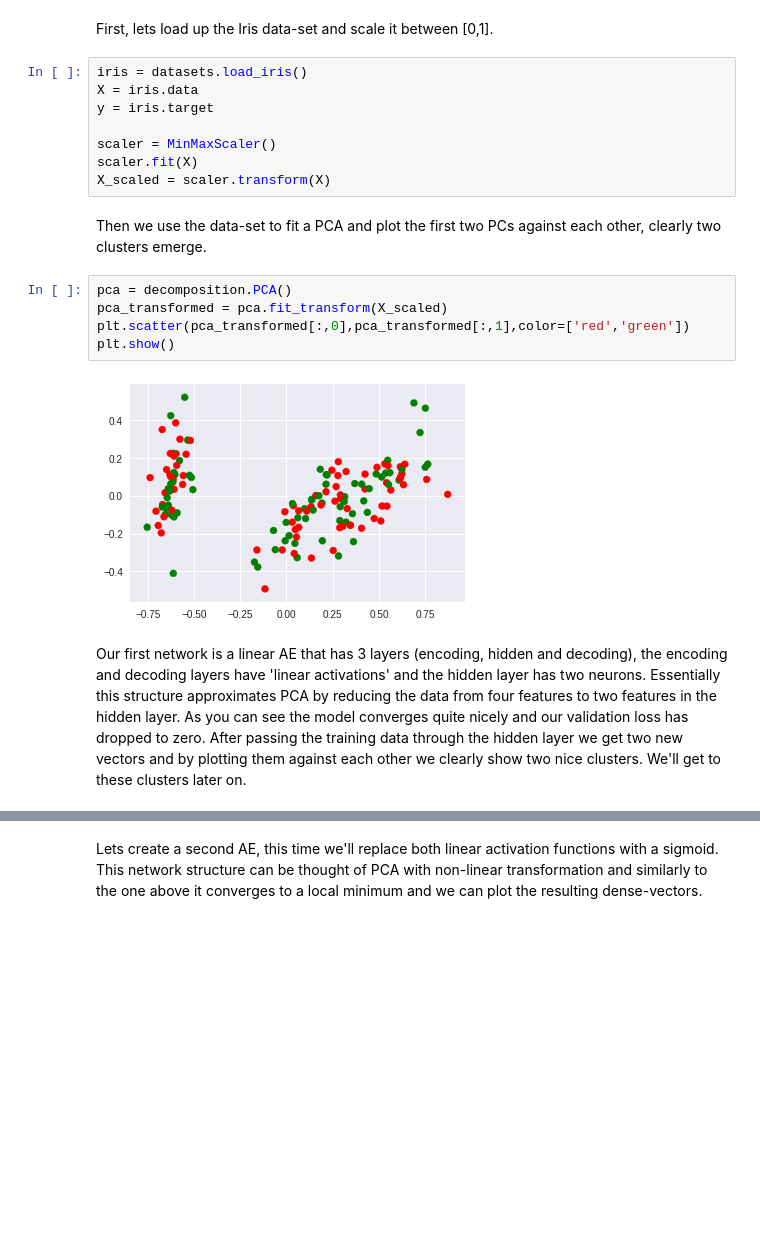
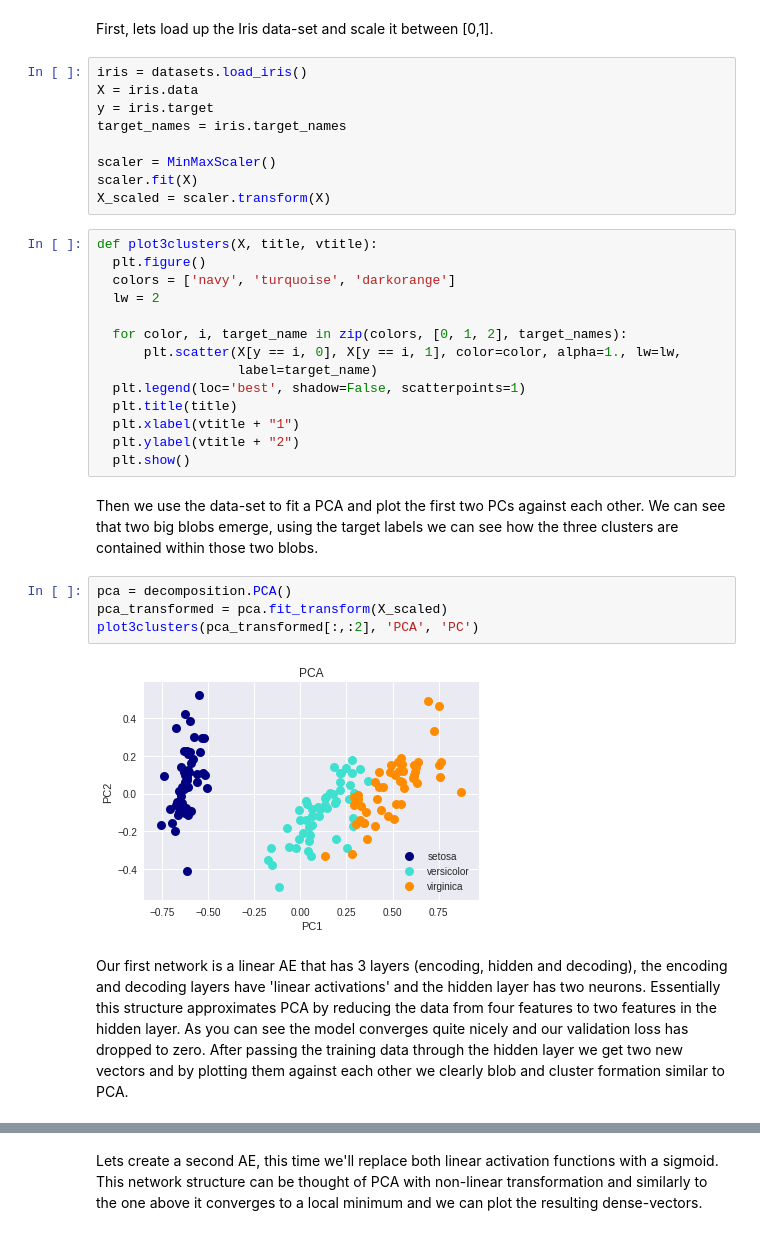
Before and after one commit to orico/PCAvsAutoencoder, a Jupyter notebook: PCA_vs_Autoencoder_tutorial.ipynb, the cells around one changed output, grey strips where cells are left out. Drawn from its saved outputs; the diff is of its cells as text; blank space fills up the shorter version.

```diff
--- a/PCA_vs_Autoencoder_tutorial.ipynb
+++ b/PCA_vs_Autoencoder_tutorial.ipynb
@@ -37,21 +38,35 @@ First, lets load up the Iris data-set and scale it between [0,1].
 iris = datasets.load_iris()
 X = iris.data
 y = iris.target
+target_names = iris.target_names
 
 scaler = MinMaxScaler()
 scaler.fit(X)
 X_scaled = scaler.transform(X)
+# %%
+def plot3clusters(X, title, vtitle):
+  plt.figure()
+  colors = ['navy', 'turquoise', 'darkorange']
+  lw = 2
+
+  for color, i, target_name in zip(colors, [0, 1, 2], target_names):
+      plt.scatter(X[y == i, 0], X[y == i, 1], color=color, alpha=1., lw=lw,
+                  label=target_name)
+  plt.legend(loc='best', shadow=False, scatterpoints=1)
+  plt.title(title)
+  plt.xlabel(vtitle + "1")
+  plt.ylabel(vtitle + "2")
+  plt.show()
 # %% [markdown]
-Then we use the data-set to fit a PCA and plot the first two PCs against each other, clearly two clusters emerge.
+Then we use the data-set to fit a PCA and plot the first two PCs against each other. We can see that two big blobs emerge, using the target labels we can see how the three clusters are contained within those two blobs.
 # %%
 pca = decomposition.PCA()
 pca_transformed = pca.fit_transform(X_scaled)
-plt.scatter(pca_transformed[:,0],pca_transformed[:,1],color=['red','green'])
-plt.show()
+plot3clusters(pca_transformed[:,:2], 'PCA', 'PC')
 # %% [output]
-[figure, old version]
+[figure, new version]
 # %% [markdown]
-Our first network is a linear AE that has 3 layers (encoding, hidden and decoding), the encoding and decoding layers have 'linear activations' and the hidden layer has two neurons. Essentially this structure approximates PCA by reducing the data from four features to two features in the hidden layer. As you can see the model converges quite nicely and our validation loss has dropped to zero. After passing the training data through the hidden layer we get two new vectors and by plotting them against each other we clearly show two nice clusters. We'll get to these clusters later on.
+Our first network is a linear AE that has 3 layers (encoding, hidden and decoding), the encoding and decoding layers have 'linear activations' and the hidden layer has two neurons. Essentially this structure approximates PCA by reducing the data from four features to two features in the hidden layer. As you can see the model converges quite nicely and our validation loss has dropped to zero. After passing the training data through the hidden layer we get two new vectors and by plotting them against each other we clearly blob and cluster formation similar to PCA.
 # %%
 #create an AE and fit it with our data using 3 neurons in the dense layer using keras' functional API
 input_dim = X_scaled.shape[1]
```
Also changed, not shown: parts of 12 cells of this notebook.
